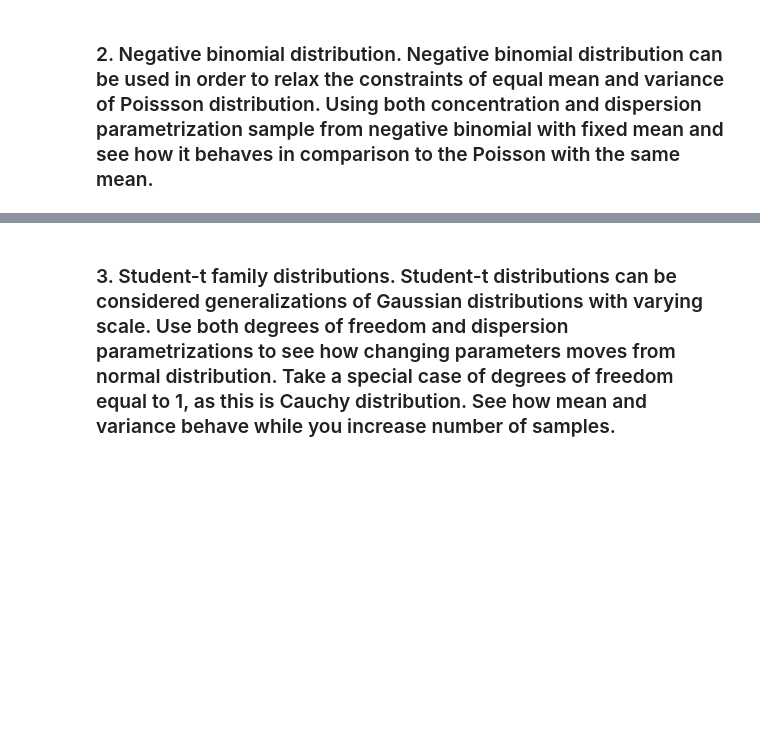
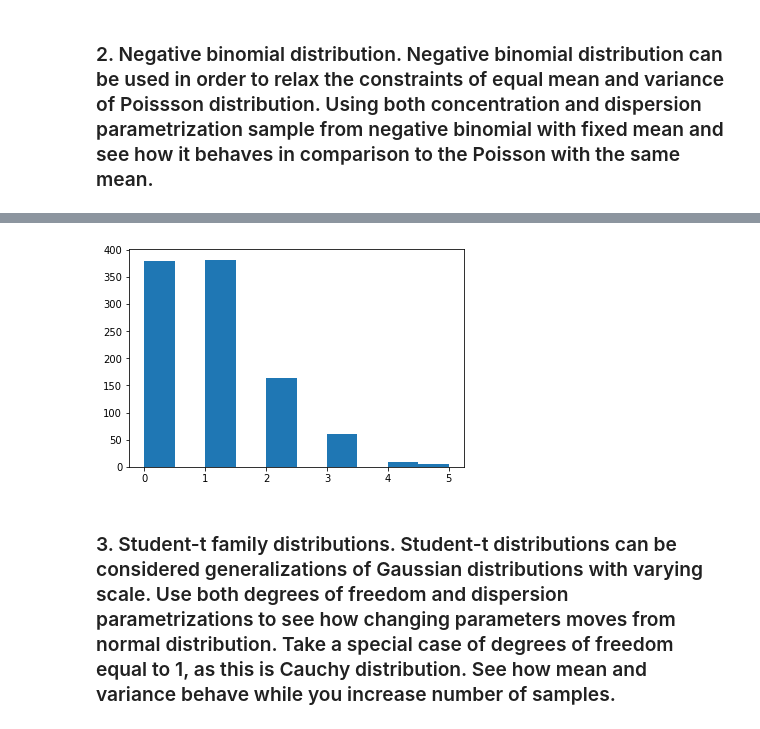
Before and after one commit to ArturBa/data_analytics, a Jupyter notebook: lab_2/data_analytics.ipynb, the cells around one changed output, grey strips where cells are left out. Saved outputs shown, nothing was run; the diff lists cells and outputs as text; code cells hidden in the pictures; blank space fills up the shorter version.

```diff
--- a/lab_2/data_analytics.ipynb
+++ b/lab_2/data_analytics.ipynb
@@ -281,8 +291,10 @@ poisson_sampled = poisson.sampling(data=data,
 # %%
 params_poisson = poisson_sampled.extract()
 y_sim = params_poisson['y_sim']
-plt.hist(y_sim.flatten(), bins=20)
+plt.hist(y_sim.flatten(), bins=10)
 plt.show()
+# %% [output]
+[figure, added]
 # %% [markdown]
 ### 3. Student-t family distributions. Student-t distributions can be considered generalizations of Gaussian distributions with varying scale. Use both degrees of freedom and dispersion parametrizations to see how changing parameters moves from normal distribution. Take a special case of degrees of freedom equal to 1, as this is Cauchy distribution. See how mean and variance behave while you increase number of samples.
 # %% [markdown]
```
Also changed, not shown: parts of 5 cells of this notebook.
